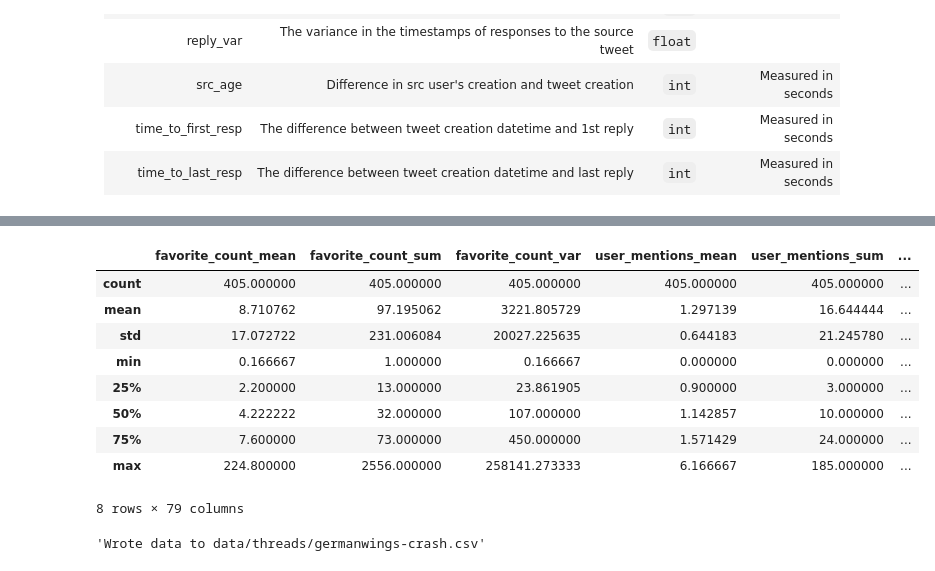
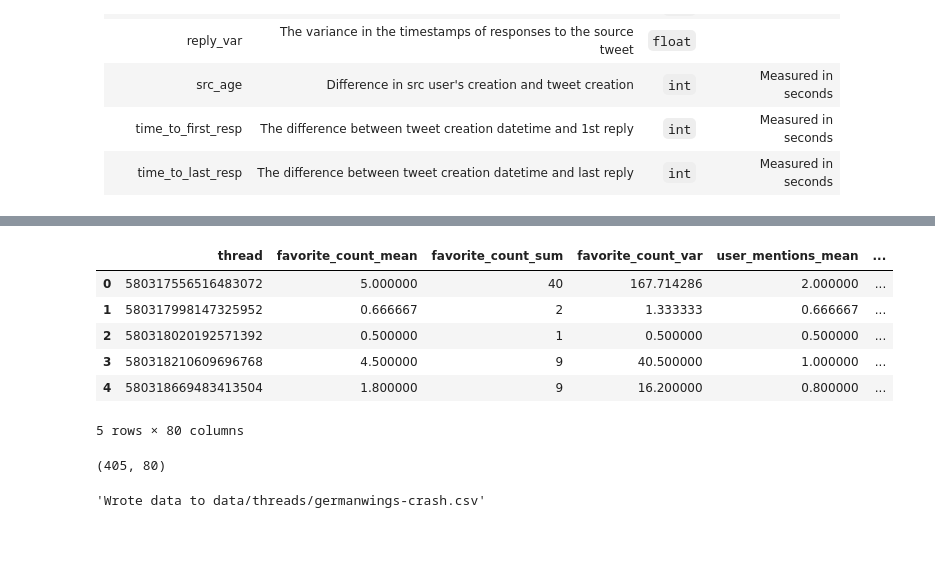
Before and after one commit to steve-kasica/pheme-rnr-knowledge-discovery, a Jupyter notebook: data_cleaning.ipynb, the cells around one changed output, grey strips where cells are left out. Cells and saved outputs as stored; diff of their text form; code cells hidden in the pictures; blank space fills up the shorter version.

```diff
--- a/data_cleaning.ipynb
+++ b/data_cleaning.ipynb
@@ -9,11 +14,13 @@ import numpy as np
 import networkx as nx
 from functools import reduce
 from lib.util import fetch_tweets
+
+event = "germanwings-crash"  # Change this value to clear different PHEME datasets
 # %% [markdown]
 ## Parsing and Cleaning Data
 This step takes the raw PHEME rumor dataset and saves it tabular format as CSV file. The original PHEME dataset consists of JSON files organized into directories by event and category (rumor or non-rumor). These three functions below parse the data, save it as a CSV file (if necessary), and load it into this notebook as a Pandas DataFrame from the "cached" CSV file.
 # %%
-gw = fetch_tweets("germanwings-crash")
+gw = fetch_tweets(event)
 # %% [markdown]
 ##  Tweet Level Features
 
@@ -102,6 +109,7 @@ gw[bool_columns].astype(bool).describe(include="bool")
 # %% [markdown]
 Some columns in some PHEME events have only one unique value for all tweets. So we'll drop any where they exist.
 # %%
-for col in gw.columns:
-    if len(gw[col].unique()) == 1:
-        gw.drop(col, inplace=True, axis = 1)
+# for col in gw.columns:
+#     if len(gw[col].unique()) == 1:
+#         print("Dropping %s\n" % col)
+#         gw.drop(col, inplace=True, axis = 1)
@@ -183,8 +178,7 @@ def agg_tweets_by_thread(df):
         "user.profile_bgcolor": funcs,
     }
     rename = {
-        "tweet_id": "thread_length",
-        "has_url":"url_proportion",
+        "tweet_id": "thread_length"
     }
 
     def g(x):
@@ -271,16 +265,17 @@ Index(['thread', 'favorite_count_mean', 'favorite_count_sum',
        'largest_cc_diameter', 'time_to_first_resp', 'time_to_last_resp'],
       dtype='object')
 # %%
-gw_thrds.describe()
+gw_thrds.head()
 # %% [output]
-|  | favorite_count_mean | favorite_count_sum | favorite_count_var | user_mentions_mean | user_mentions_sum | ... |
-| count | 405.000000 | 405.000000 | 405.000000 | 405.000000 | 405.000000 | ... |
-| mean | 8.710762 | 97.195062 | 3221.805729 | 1.297139 | 16.644444 | ... |
-| std | 17.072722 | 231.006084 | 20027.225635 | 0.644183 | 21.245780 | ... |
-| min | 0.166667 | 1.000000 | 0.166667 | 0.000000 | 0.000000 | ... |
-| 25% | 2.200000 | 13.000000 | 23.861905 | 0.900000 | 3.000000 | ... |
-| 50% | 4.222222 | 32.000000 | 107.000000 | 1.142857 | 10.000000 | ... |
-| 75% | 7.600000 | 73.000000 | 450.000000 | 1.571429 | 24.000000 | ... |
-| max | 224.800000 | 2556.000000 | 258141.273333 | 6.166667 | 185.000000 | ... |
+|  | thread | favorite_count_mean | favorite_count_sum | favorite_count_var | user_mentions_mean | ... |
+| 0 | 580317556516483072 | 5.000000 | 40 | 167.714286 | 2.000000 | ... |
+| 1 | 580317998147325952 | 0.666667 | 2 | 1.333333 | 0.666667 | ... |
+| 2 | 580318020192571392 | 0.500000 | 1 | 0.500000 | 0.500000 | ... |
+| 3 | 580318210609696768 | 4.500000 | 9 | 40.500000 | 1.000000 | ... |
+| 4 | 580318669483413504 | 1.800000 | 9 | 16.200000 | 0.800000 | ... |
-8 rows × 79 columns
+5 rows × 80 columns
+# %%
+gw_thrds.shape
+# %% [output]
+(405, 80)
 # %%
```
Also changed, not shown: parts of 5 cells of this notebook, 9 other files.
